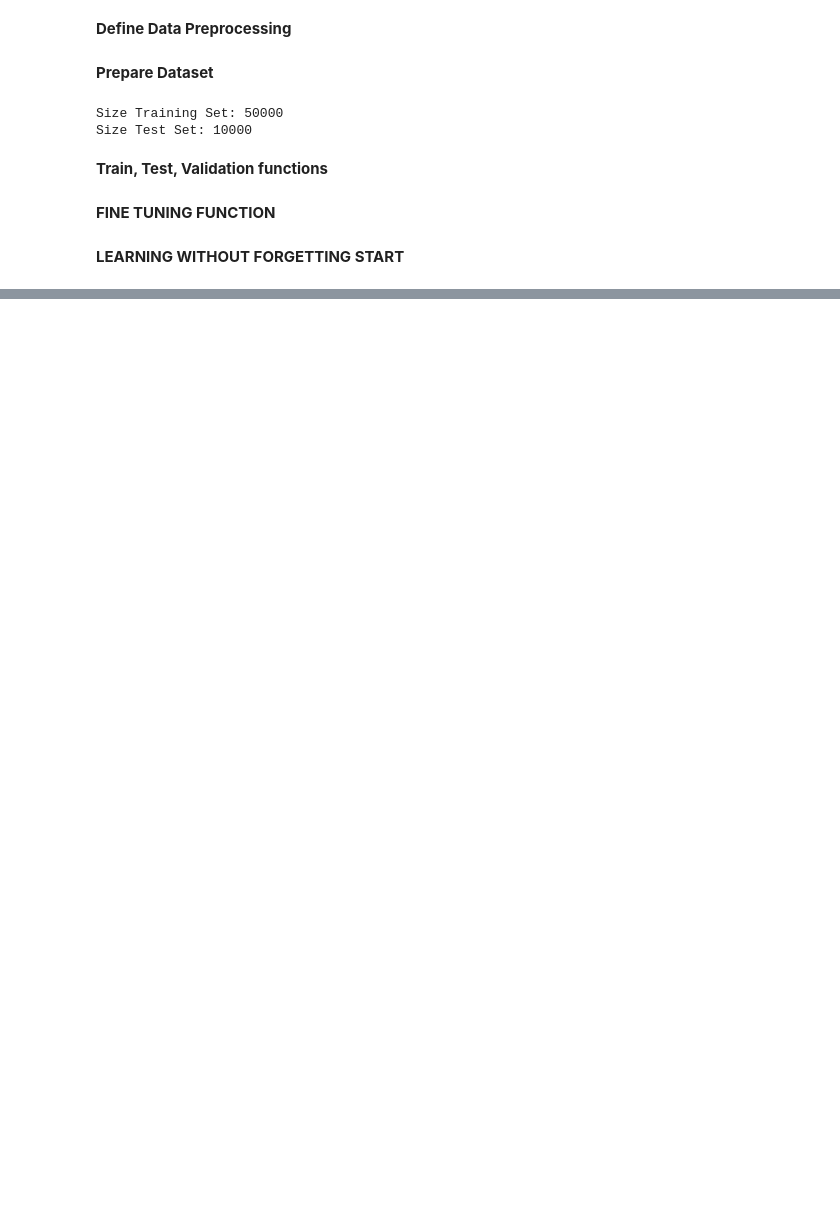
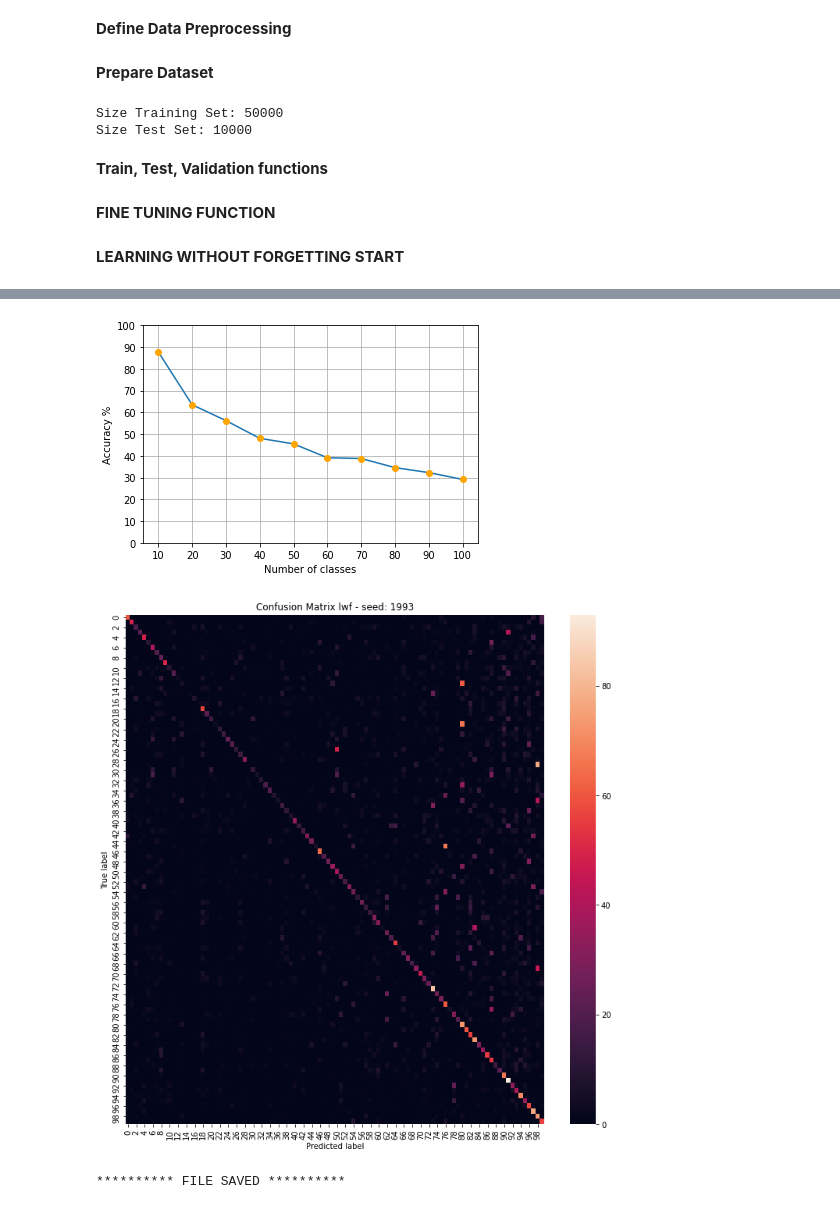
Before and after one commit to lore-lml/incremental_learning, a Jupyter notebook: notebooks/IL_lwf.ipynb, the cells around one changed output, grey strips where cells are left out. Saved outputs shown, nothing was run; the diff lists cells and outputs as text; code cells hidden in the pictures; blank space fills up the shorter version.

```diff
--- a/notebooks/IL_lwf.ipynb
+++ b/notebooks/IL_lwf.ipynb
@@ -59,14 +59,14 @@ LR = arguments["LR"]                        # The initial Learning Rate
 MOMENTUM = arguments["MOMENTUM"]            # Hyperparameter for SGD, keep this at 0.9 when using SGD
 WEIGHT_DECAY = arguments["WEIGHT_DECAY"]    # Regularization, you can keep this at the default
 
-NUM_EPOCHS = 5#arguments["NUM_EPOCHS"]        # Total number of training epochs (iterations over dataset)
+NUM_EPOCHS = arguments["NUM_EPOCHS"]        # Total number of training epochs (iterations over dataset)
 GAMMA = arguments["GAMMA"]                  # Multiplicative factor for learning rate step-down
 
 LOG_FREQUENCY = arguments["LOG_FREQUENCY"]
 MILESTONES = arguments["MILESTONES"]
 SEED = 1993 #arguments["SEED"]
 
-OUTPUT_PATH = f"RUN1_LwF_seed{SEED}"
+OUTPUT_PATH = f"RUN1_lwf_seed{SEED}"
 # %% [markdown]
 **Define Data Preprocessing**
 # %%
@@ -251,9 +322,12 @@ KeyboardInterrupt: ignored
 # %%
 import libs.plots as plots
 
-method = "lwf"
+method = f"lwf_"
 plots.plot_accuracy_trend(test_accuracies, method, SEED)
 plots.plot_confusion_matrix(y_true, y_preds, method, SEED)
+# %% [output]
+[figure, added]
+[figure, added]
 # %%
 def save_accuracies(train_accuracies, test_accuracies, output=OUTPUT_PATH):
   with open(f"{output}_accuracies.csv", "w", encoding="utf8") as f:
@@ -264,3 +338,5 @@ def save_accuracies(train_accuracies, test_accuracies, output=OUTPUT_PATH):
 
 
 save_accuracies(train_accuracies, test_accuracies)
+# %% [output]
+********** FILE SAVED **********
```
Also changed, not shown: parts of 1 cell of this notebook, 13 other files.
